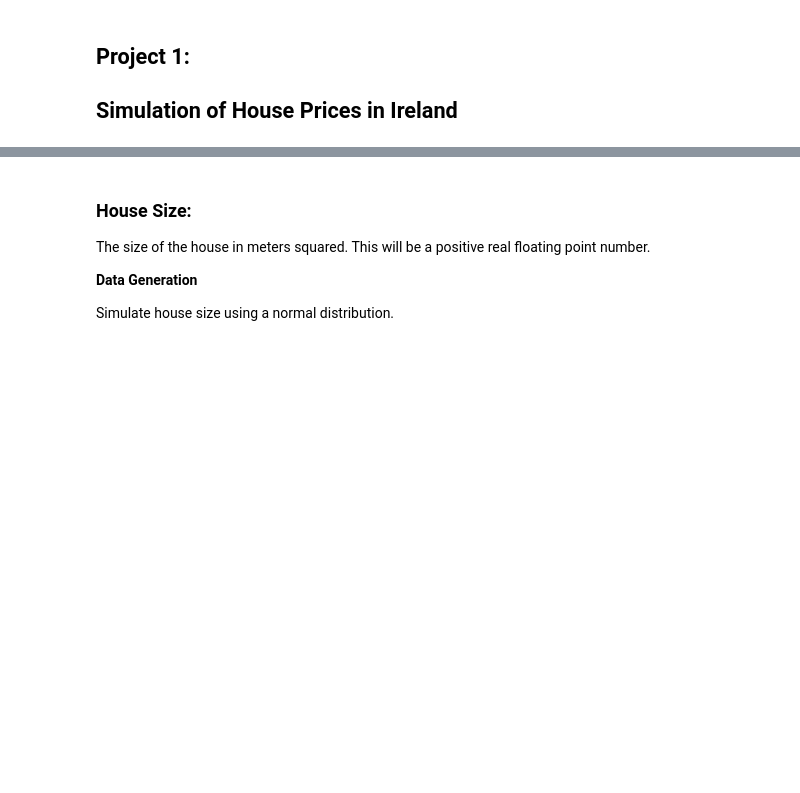
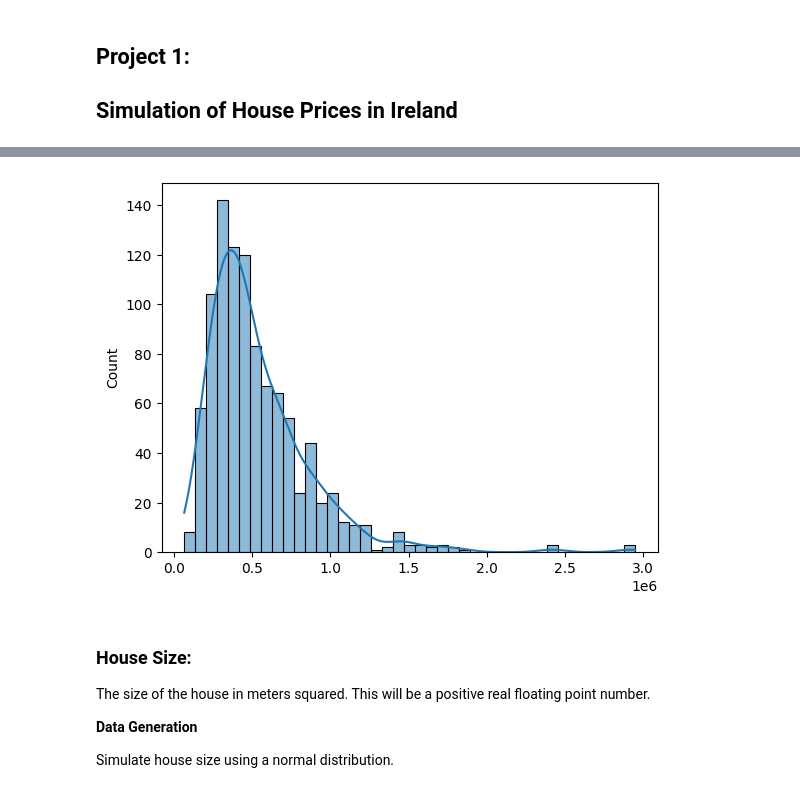
Before and after one commit to damienfarrell/prog-data-p1, a Jupyter notebook: Project_1.ipynb, the cells around one changed output, grey strips where cells are left out. Cells and saved outputs as stored; diff of their text form; code cells hidden in the pictures; blank space fills up the shorter version.

```diff
--- a/Project_1.ipynb
+++ b/Project_1.ipynb
@@ -22,7 +22,7 @@ import time
 np.random.seed(10)
 
 # Number of samples
-num_samples = 500
+num_samples = 1000
 # %% [markdown]
 ### **Introduction**
 For this data analytics project, I have chosen to simulate a dataset related to house prices in Ireland.
@@ -137,3 +197,17 @@ sns.histplot(house_prices, kde=True, bins=10);
+# %%
+mean_price = df["Price"].mean()
+sigma_price = df["Price"].std()
+
+# Convert these parameters to the mean of the log-normal distribution
+mean_log = np.log(mean_price**2 / np.sqrt(mean_price**2 + std_dev_price**2))
+sigma_log = np.sqrt(np.log(1 + (std_dev_price**2 / mean_price**2)))
+
+house_price_log = np.random.lognormal(mean_log, sigma_log, num_samples)
+
+# Visualize the distribution
+sns.histplot(house_prices_log, kde=True);
+# %% [output]
+[figure, added]
 # %% [markdown]
 ### **House Size:**
 
```
Also changed, not shown: parts of 24 cells of this notebook.
